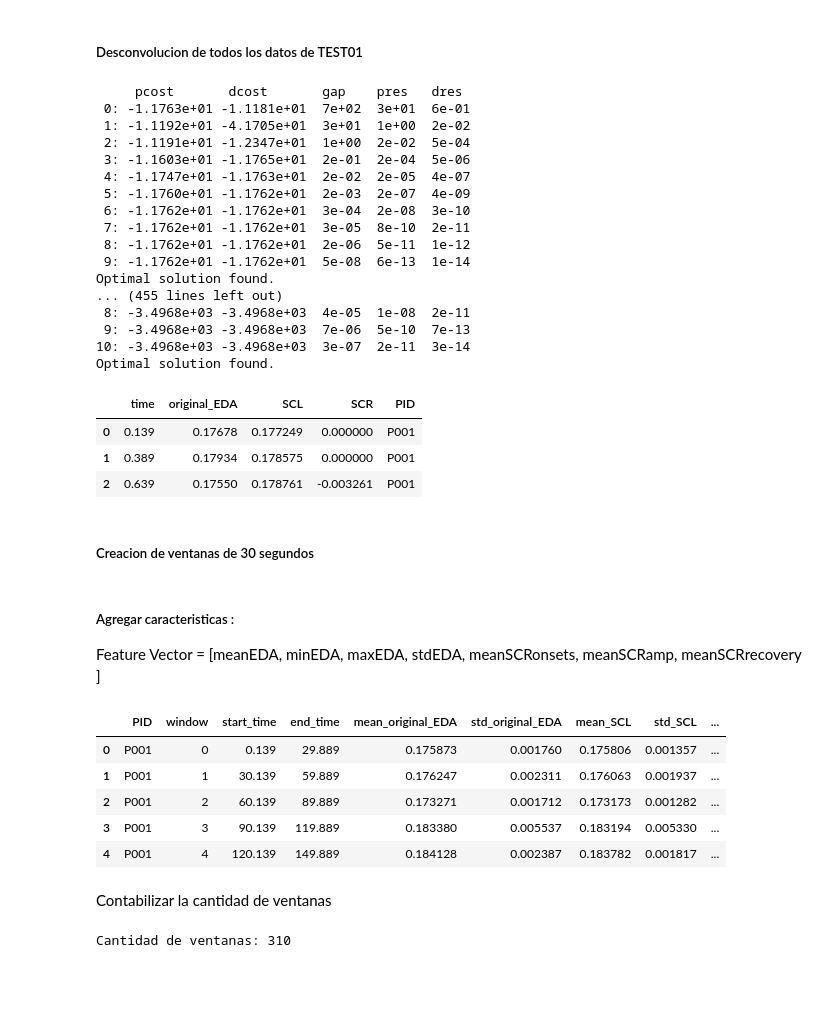
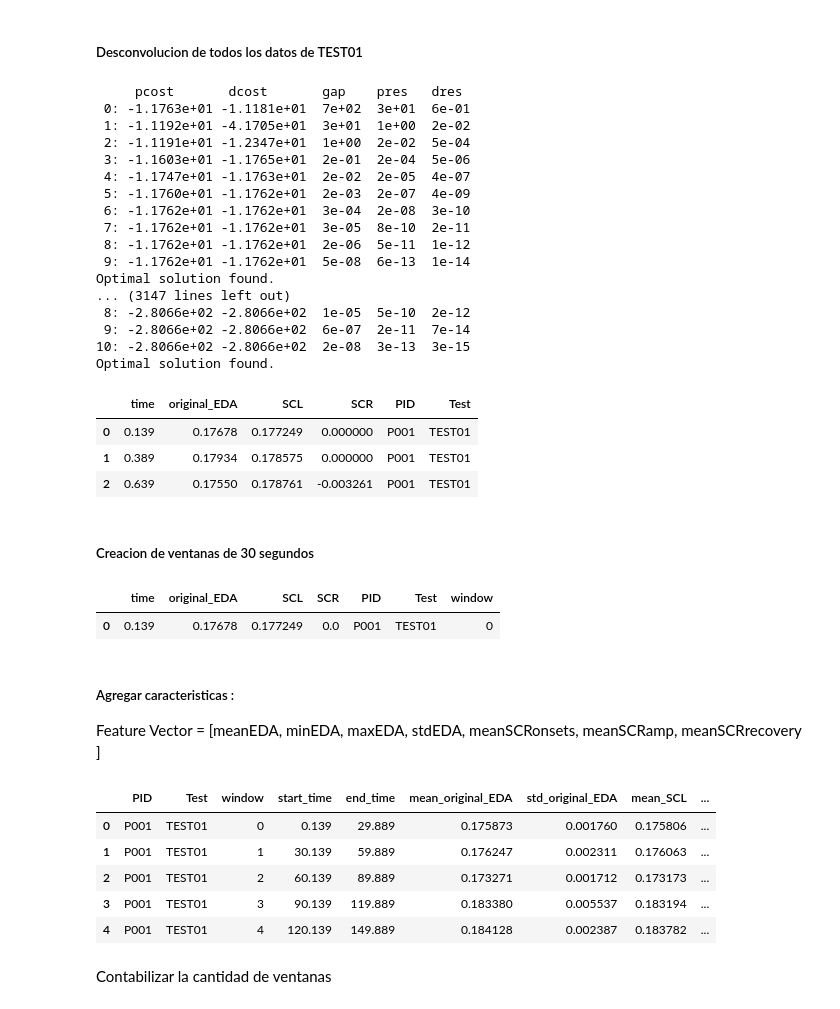
Before and after one commit to BenjaminGonzalezF/Stress-Recognition-from-Electrodermal-Activity, a Jupyter notebook: StressRecognition.ipynb, the cells around one changed output. Cells and saved outputs as stored; diff of their text form; code cells hidden in the pictures; blank space fills up the shorter version.

```diff
--- a/StressRecognition.ipynb
+++ b/StressRecognition.ipynb
@@ -336,19 +354,21 @@ import matplotlib.pyplot as plt
 import pandas as pd
 from cvxEDA import cvxEDA
 
-# Crear una lista para almacenar los resultados de cada PID
+# Crear una lista para almacenar los resultados de cada PID y Test
 results_list = []
 
-# Obtener los PIDs únicos
-unique_pids = df_test01_EDA_PPT['PID'].unique()
+# Obtener las combinaciones únicas de PID y Test
+unique_combinations = df_all_tests_EDA_PPT[['PID', 'Test']].drop_duplicates()
 
-# Realizar la desconvolución para cada PID y almacenar los resultados
-for pid in unique_pids:
-    df_pid = df_test01_EDA_PPT[df_test01_EDA_PPT['PID'] == pid]
+# Realizar la desconvolución para cada combinación de PID y Test y almacenar los resultados
+for _, row in unique_combinations.iterrows():
+    pid = row['PID']
+    test = row['Test']
+    df_pid_test = df_all_tests_EDA_PPT[(df_all_tests_EDA_PPT['PID'] == pid) & (df_all_tests_EDA_PPT['Test'] == test)]
 
     # Preparar los datos para cvxEDA
-    y = df_pid['EDA'].values
-    t = df_pid['Time (s)'].values
+    y = df_pid_test['EDA'].values
+    t = df_pid_test['Time (s)'].values
     dt = np.mean(np.diff(t))  # Intervalo de muestreo promedio
 
     # Realizar la desconvolución
@@ -356,27 +376,25 @@ for pid in unique_pids:
 
     # Crear un nuevo DataFrame con los resultados
     results = pd.DataFrame({
-        'time': df_pid['Time (s)'],
+        'time': df_pid_test['Time (s)'],
         'original_EDA': y,
         'SCL': t,  # Componente tónica (Skin Conductance Level)
         'SCR': r,  # Componente fásica (Skin Conductance Response)
-        'PID': pid  # Añadir una columna para identificar el PID
+        'PID': pid,  # Añadir una columna para identificar el PID
+        'Test': test  # Añadir una columna para identificar el Test
     })
 
     # Añadir los resultados a la lista
     results_list.append(results)
 
 # Concatenar todos los resultados en un solo DataFrame
-all_results_TEST01 = pd.concat(results_list, ignore_index=True)
+all_results = pd.concat(results_list, ignore_index=True)
 
 # Mostrar las primeras filas del DataFrame combinado
-all_results_TEST01.head(3)
+all_results.head(3)
 
 # Opcional: Guardar los resultados en un nuevo archivo CSV
-#all_results_TEST01.to_csv('TEST01_deconvolved_EDA_all_PIDs.csv', index=False)
-
-# Opcional: Guardar los resultados en un nuevo archivo CSV
-#results.to_csv(f'deconvolved_EDA_PID_{pid}.csv', index=False)
+# all_results.to_csv('deconvolved_EDA_all_PIDs_Tests.csv', index=False)
 # %% [output]
      pcost       dcost       gap    pres   dres
  0: -1.1763e+01 -1.1181e+01  7e+02  3e+01  6e-01
@@ -390,15 +408,15 @@ all_results_TEST01.head(3)
  8: -1.1762e+01 -1.1762e+01  2e-06  5e-11  1e-12
  9: -1.1762e+01 -1.1762e+01  5e-08  6e-13  1e-14
 Optimal solution found.
-... (455 lines left out)
- 8: -3.4968e+03 -3.4968e+03  4e-05  1e-08  2e-11
- 9: -3.4968e+03 -3.4968e+03  7e-06  5e-10  7e-13
-10: -3.4968e+03 -3.4968e+03  3e-07  2e-11  3e-14
+... (3147 lines left out)
+ 8: -2.8066e+02 -2.8066e+02  1e-05  5e-10  2e-12
+ 9: -2.8066e+02 -2.8066e+02  6e-07  2e-11  7e-14
+10: -2.8066e+02 -2.8066e+02  2e-08  3e-13  3e-15
 Optimal solution found.
-|  | time | original_EDA | SCL | SCR | PID |
-| 0 | 0.139 | 0.17678 | 0.177249 | 0.000000 | P001 |
-| 1 | 0.389 | 0.17934 | 0.178575 | 0.000000 | P001 |
-| 2 | 0.639 | 0.17550 | 0.178761 | -0.003261 | P001 |
+|  | time | original_EDA | SCL | SCR | PID | Test |
+| 0 | 0.139 | 0.17678 | 0.177249 | 0.000000 | P001 | TEST01 |
+| 1 | 0.389 | 0.17934 | 0.178575 | 0.000000 | P001 | TEST01 |
+| 2 | 0.639 | 0.17550 | 0.178761 | -0.003261 | P001 | TEST01 |
 # %% [markdown]
 ##### Creacion de ventanas de  30 segundos
 # %%
@@ -406,39 +424,39 @@ Optimal solution found.
 window_size = 30
 
 # Crear una columna para identificar cada ventana
-all_results_TEST01['window'] = (all_results_TEST01['time'] // window_size).astype(int)
+all_results['window'] = (all_results['time'] // window_size).astype(int)
+all_results.head(1)
+# %% [output]
+|  | time | original_EDA | SCL | SCR | PID | Test | window |
+| 0 | 0.139 | 0.17678 | 0.177249 | 0.0 | P001 | TEST01 | 0 |
 # %% [markdown]
 ##### Agregar caracteristicas :
 Feature Vector = [meanEDA, minEDA, maxEDA, stdEDA, meanSCRonsets, meanSCRamp, meanSCRrecovery ]
 # %%
 # Agrupar por ventana y calcular estadísticas
-segmented_results_TEST01 = all_results_TEST01.groupby(['PID', 'window']).agg({
+segmented_results = all_results.groupby(['PID', 'Test', 'window']).agg({
     'time': ['min', 'max'],
     'original_EDA': ['mean', 'std'],
     'SCL': ['mean', 'std'],
     'SCR': ['mean', 'std']
 }).reset_index()
 
 # Renombrar las columnas para mayor claridad
-segmented_results_TEST01.columns = [
-    'PID', 'window', 'start_time', 'end_time',
+segmented_results.columns = [
+    'PID', 'Test', 'window', 'start_time', 'end_time',
     'mean_original_EDA', 'std_original_EDA',
     'mean_SCL', 'std_SCL',
     'mean_SCR', 'std_SCR'
 ]
 
 # Mostrar los resultados segmentados
-segmented_results_TEST01.head()
+segmented_results.head()
 # %% [output]
-|  | PID | window | start_time | end_time | mean_original_EDA | std_original_EDA | mean_SCL | std_SCL | ... |
-| 0 | P001 | 0 | 0.139 | 29.889 | 0.175873 | 0.001760 | 0.175806 | 0.001357 | ... |
-| 1 | P001 | 1 | 30.139 | 59.889 | 0.176247 | 0.002311 | 0.176063 | 0.001937 | ... |
-| 2 | P001 | 2 | 60.139 | 89.889 | 0.173271 | 0.001712 | 0.173173 | 0.001282 | ... |
-| 3 | P001 | 3 | 90.139 | 119.889 | 0.183380 | 0.005537 | 0.183194 | 0.005330 | ... |
-| 4 | P001 | 4 | 120.139 | 149.889 | 0.184128 | 0.002387 | 0.183782 | 0.001817 | ... |
+|  | PID | Test | window | start_time | end_time | mean_original_EDA | std_original_EDA | mean_SCL | ... |
+| 0 | P001 | TEST01 | 0 | 0.139 | 29.889 | 0.175873 | 0.001760 | 0.175806 | ... |
+| 1 | P001 | TEST01 | 1 | 30.139 | 59.889 | 0.176247 | 0.002311 | 0.176063 | ... |
+| 2 | P001 | TEST01 | 2 | 60.139 | 89.889 | 0.173271 | 0.001712 | 0.173173 | ... |
+| 3 | P001 | TEST01 | 3 | 90.139 | 119.889 | 0.183380 | 0.005537 | 0.183194 | ... |
+| 4 | P001 | TEST01 | 4 | 120.139 | 149.889 | 0.184128 | 0.002387 | 0.183782 | ... |
 # %% [markdown]
 Contabilizar la cantidad de ventanas
-# %%
-print(f"Cantidad de ventanas: {len(segmented_results_TEST01)}")
-# %% [output]
-Cantidad de ventanas: 310
```
Also changed, not shown: parts of 6 cells of this notebook.
